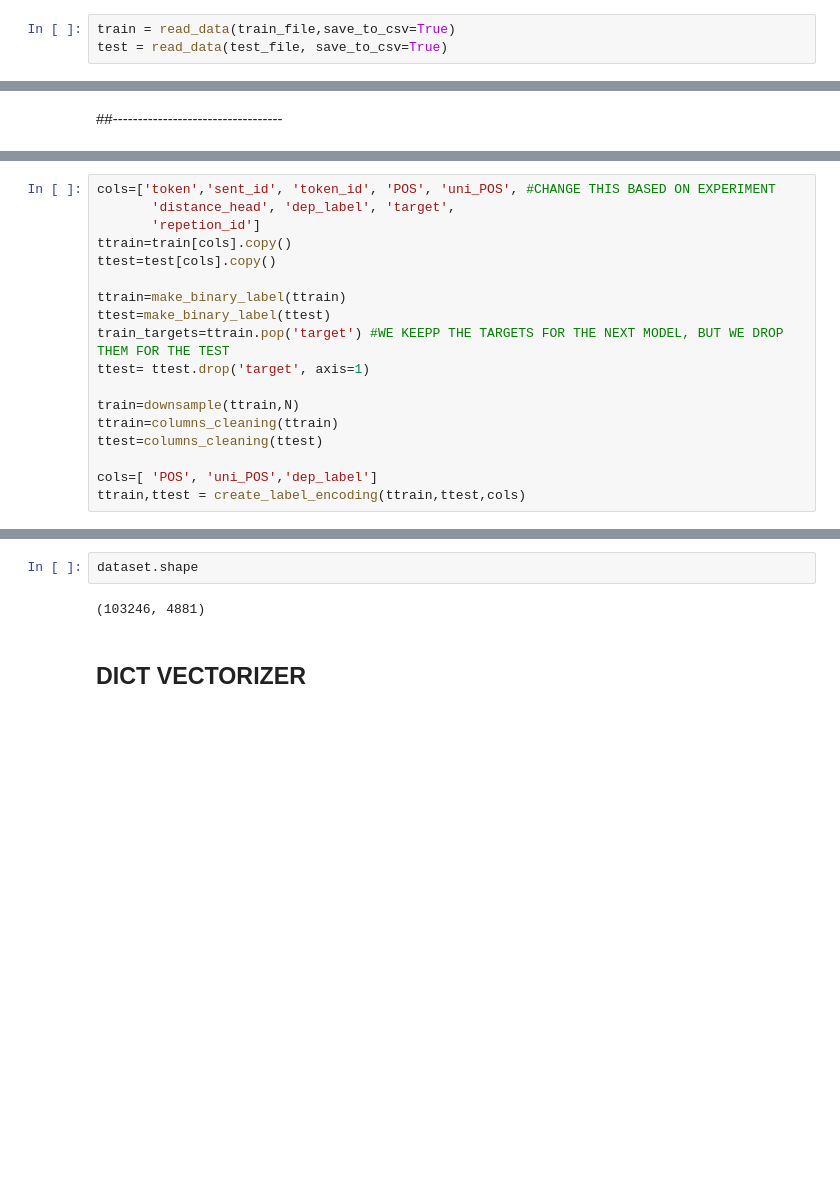
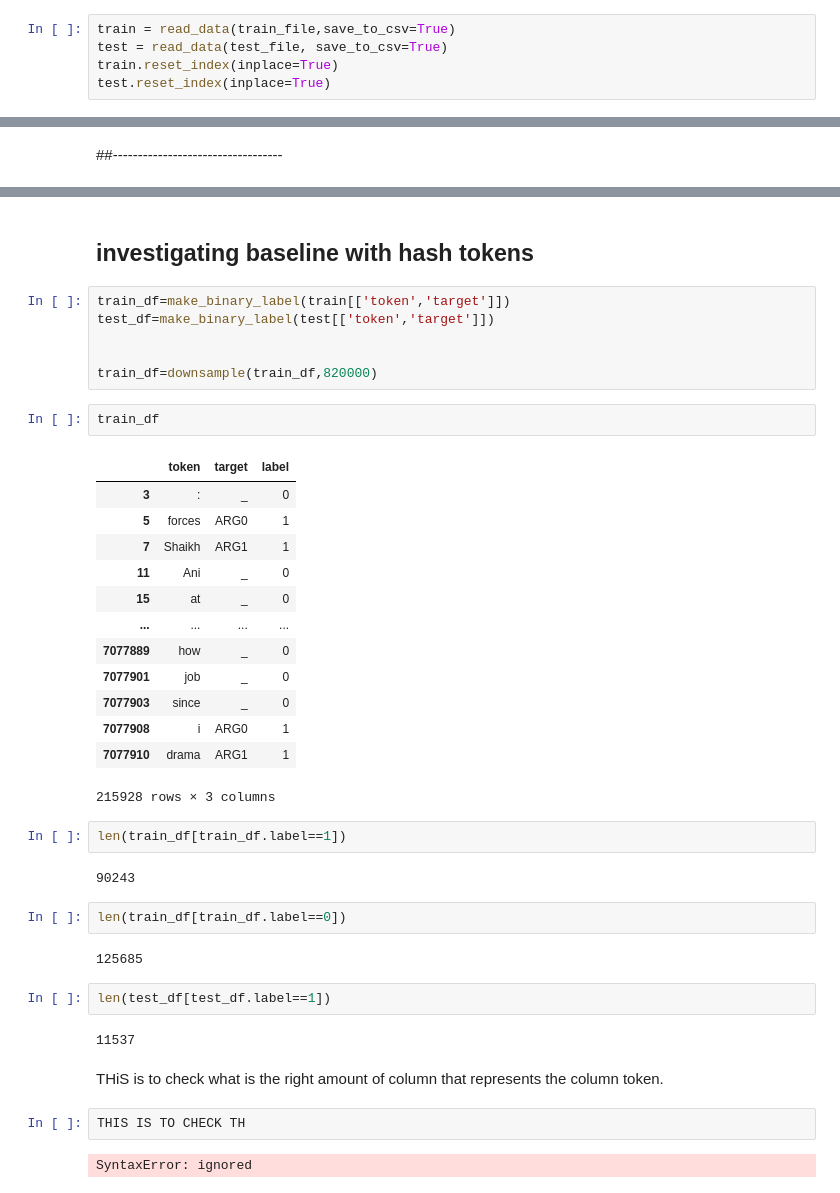
Before and after one commit to hasan-sh/advanced-nlp, a Jupyter notebook: Firstmodel_baseline.ipynb, the cells around one changed output, grey strips where cells are left out. Cells and saved outputs as stored; diff of their text form; blank space fills up the shorter version.

```diff
--- a/Firstmodel_baseline.ipynb
+++ b/Firstmodel_baseline.ipynb
@@ -111,6 +113,8 @@ def read_data(file_path, save_to_csv=False):
 # %%
 train = read_data(train_file,save_to_csv=True)
 test = read_data(test_file, save_to_csv=True)
+train.reset_index(inplace=True)
+test.reset_index(inplace=True)
 # %%
 def make_binary_label(df):
   df = df.assign(label=[0 if target=="_" or target=="V" else 1 for target in df['target']])
@@ -717,18 +628,0 @@ def columns_cleaning(df): #political choices inside
-# %%
-cols=['token','sent_id', 'token_id', 'POS', 'uni_POS', #CHANGE THIS BASED ON EXPERIMENT
-       'distance_head', 'dep_label', 'target',
-       'repetion_id']
-ttrain=train[cols].copy()
-ttest=test[cols].copy()
-
-ttrain=make_binary_label(ttrain)
-ttest=make_binary_label(ttest)
-train_targets=ttrain.pop('target') #WE KEEPP THE TARGETS FOR THE NEXT MODEL, BUT WE DROP THEM FOR THE TEST
-ttest= ttest.drop('target', axis=1)
-
-train=downsample(ttrain,N)
-ttrain=columns_cleaning(ttrain)
-ttest=columns_cleaning(ttest)
-
-cols=[ 'POS', 'uni_POS','dep_label']
-ttrain,ttest = create_label_encoding(ttrain,ttest,cols)
@@ -865,6 +629,42 @@ test
-# %%
-dataset.shape
-# %% [output]
-(103246, 4881)
-# %% [markdown]
-## DICT VECTORIZER
+# %% [markdown]
+## investigating baseline with hash tokens
+# %%
+train_df=make_binary_label(train[['token','target']])
+test_df=make_binary_label(test[['token','target']])
+
+
+train_df=downsample(train_df,820000)
+# %%
+train_df
+# %% [output]
+|  | token | target | label |
+| 3 | : | _ | 0 |
+| 5 | forces | ARG0 | 1 |
+| 7 | Shaikh | ARG1 | 1 |
+| 11 | Ani | _ | 0 |
+| 15 | at | _ | 0 |
+| ... | ... | ... | ... |
+| 7077889 | how | _ | 0 |
+| 7077901 | job | _ | 0 |
+| 7077903 | since | _ | 0 |
+| 7077908 | i | ARG0 | 1 |
+| 7077910 | drama | ARG1 | 1 |
+215928 rows × 3 columns
+# %%
+len(train_df[train_df.label==1])
+# %% [output]
+90243
+# %%
+len(train_df[train_df.label==0])
+# %% [output]
+125685
+# %%
+len(test_df[test_df.label==1])
+# %% [output]
+11537
+# %% [markdown]
+THiS is to check what is the right amount of column that represents the column token.
+# %%
+THIS IS TO CHECK TH
+# %% [output]
+SyntaxError: ignored
```
Also changed, not shown: parts of 55 cells of this notebook.
